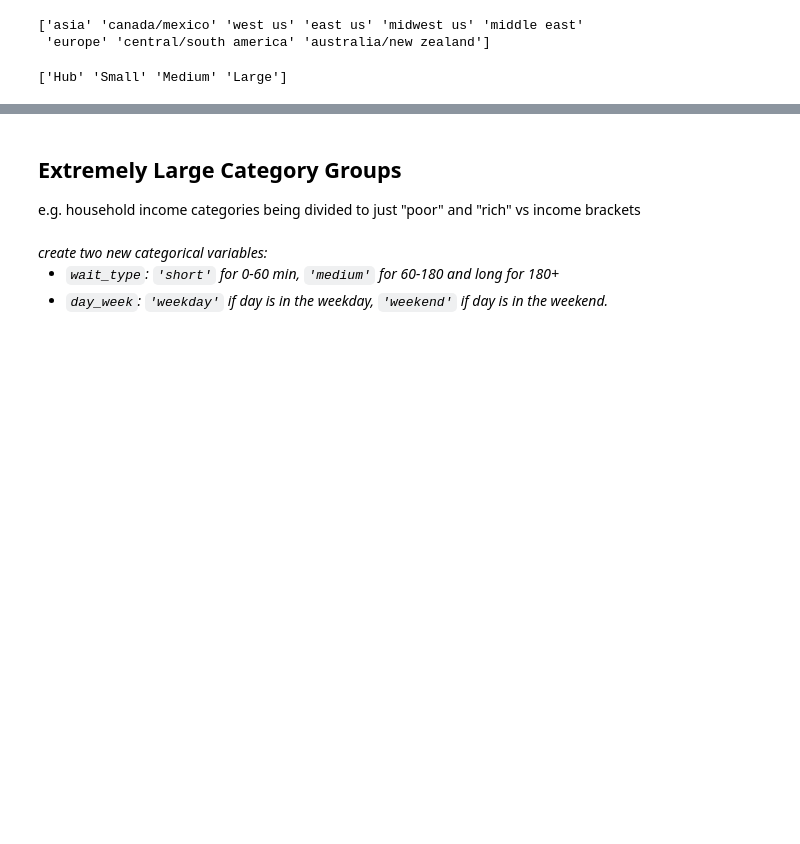
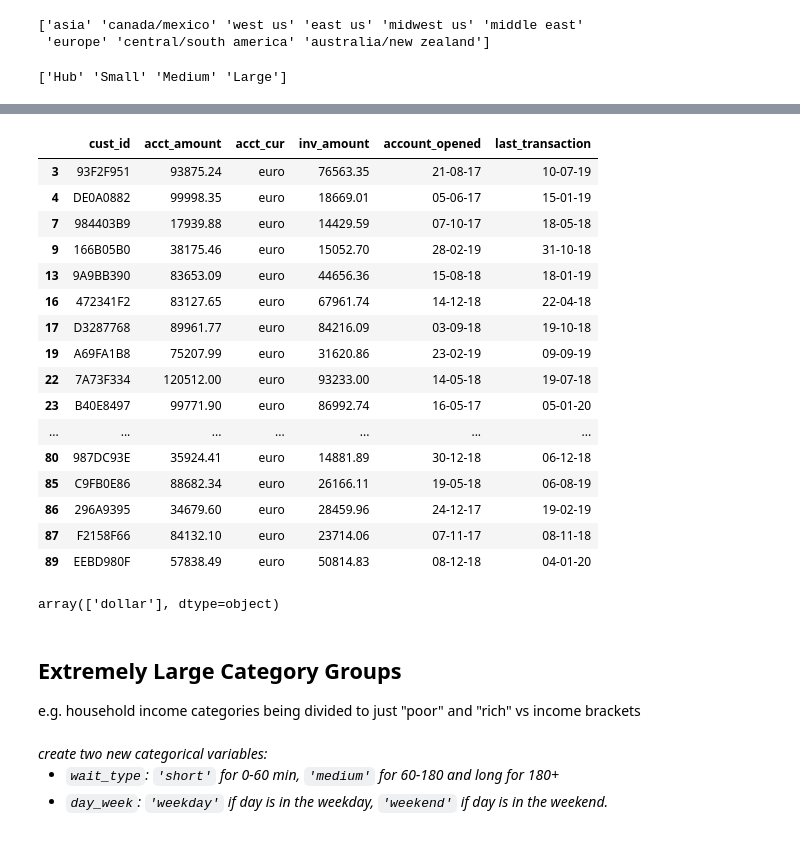
Before and after one commit to priscilla-arinze/PythonReview, a Jupyter notebook: LIBRARIES/Pandas_CleaningData.ipynb, the cells around one changed output, grey strips where cells are left out. Cells and saved outputs as stored; diff of their text form; code cells hidden in the pictures; blank space fills up the shorter version.

```diff
--- a/LIBRARIES/Pandas_CleaningData.ipynb
+++ b/LIBRARIES/Pandas_CleaningData.ipynb
@@ -530,0 +535,3 @@ print(airlines_inconsistencies_df["dest_size"].unique())
+# %%
+banking_df = pd.read_csv(f"{datasets_cwd}\\banking_transactions.csv")
+banking_df
@@ -530,0 +554,21 @@ print(airlines_inconsistencies_df["dest_size"].unique())
+# %%
+euro_transactions = banking_df["acct_cur"] == "euro"
+banking_df.loc[euro_transactions]
+# %% [output]
+|  | cust_id | acct_amount | acct_cur | inv_amount | account_opened | last_transaction |
+| 3 | 93F2F951 | 93875.24 | euro | 76563.35 | 21-08-17 | 10-07-19 |
+| 4 | DE0A0882 | 99998.35 | euro | 18669.01 | 05-06-17 | 15-01-19 |
+| 7 | 984403B9 | 17939.88 | euro | 14429.59 | 07-10-17 | 18-05-18 |
+| 9 | 166B05B0 | 38175.46 | euro | 15052.70 | 28-02-19 | 31-10-18 |
+| 13 | 9A9BB390 | 83653.09 | euro | 44656.36 | 15-08-18 | 18-01-19 |
+| 16 | 472341F2 | 83127.65 | euro | 67961.74 | 14-12-18 | 22-04-18 |
+| 17 | D3287768 | 89961.77 | euro | 84216.09 | 03-09-18 | 19-10-18 |
+| 19 | A69FA1B8 | 75207.99 | euro | 31620.86 | 23-02-19 | 09-09-19 |
+| 22 | 7A73F334 | 120512.00 | euro | 93233.00 | 14-05-18 | 19-07-18 |
+| 23 | B40E8497 | 99771.90 | euro | 86992.74 | 16-05-17 | 05-01-20 |
+| ... | ... | ... | ... | ... | ... | ... |
+| 80 | 987DC93E | 35924.41 | euro | 14881.89 | 30-12-18 | 06-12-18 |
+| 85 | C9FB0E86 | 88682.34 | euro | 26166.11 | 19-05-18 | 06-08-19 |
+| 86 | 296A9395 | 34679.60 | euro | 28459.96 | 24-12-17 | 19-02-19 |
+| 87 | F2158F66 | 84132.10 | euro | 23714.06 | 07-11-17 | 08-11-18 |
+| 89 | EEBD980F | 57838.49 | euro | 50814.83 | 08-12-18 | 04-01-20 |
@@ -531,3 +581,7 @@ print(airlines_inconsistencies_df["dest_size"].unique())
+# %%
+banking_df["acct_cur"].unique()
+# %% [output]
+array(['dollar'], dtype=object)
 # %% [markdown]
 ## Extremely Large Category Groups
 
```
Also changed, not shown: parts of 12 cells of this notebook, 1 other file.
